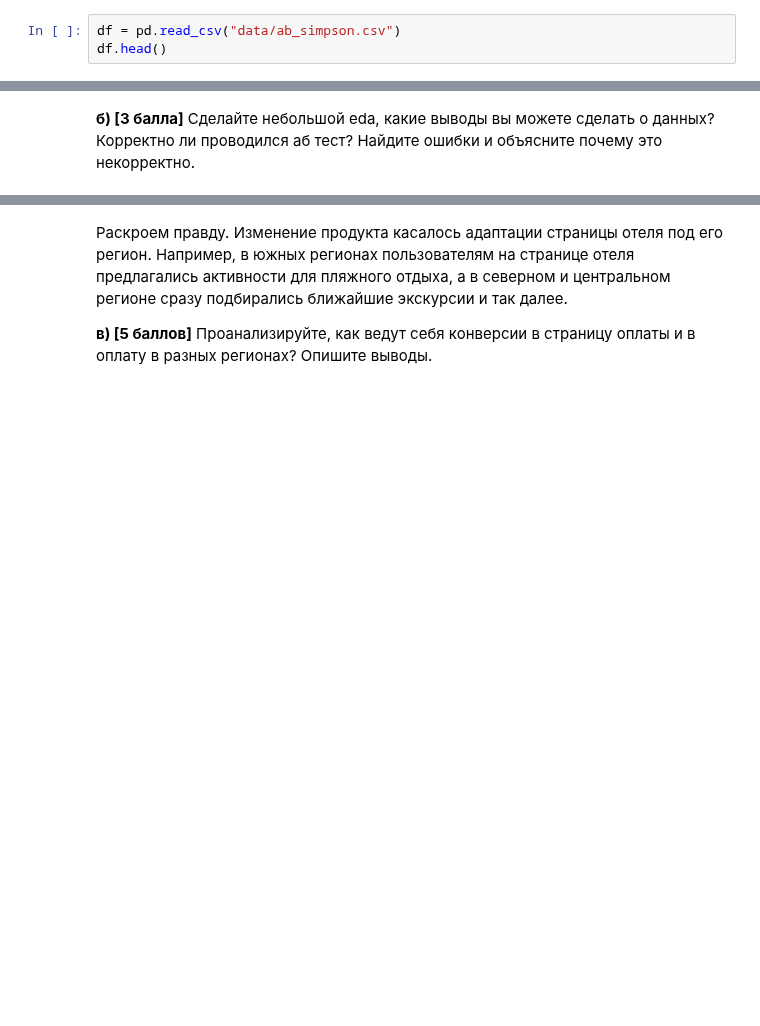
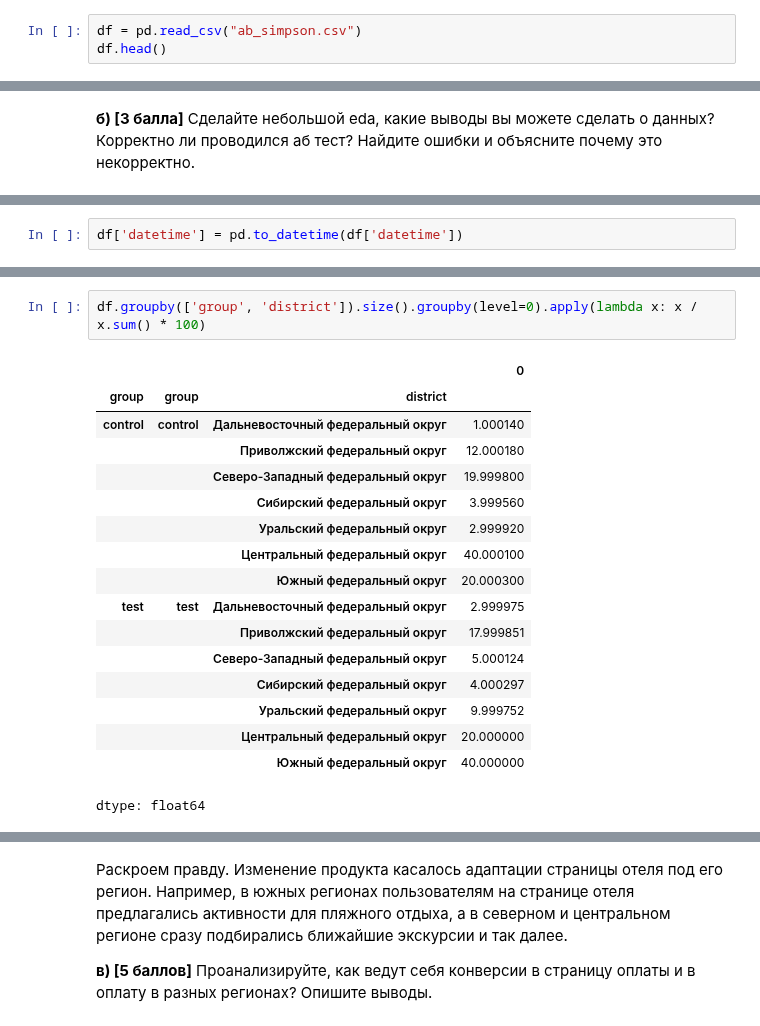
Before and after one commit to PavelMKh/HSE-AI, a Jupyter notebook: Math/stat_hw6.ipynb, the cells around one changed output, grey strips where cells are left out. Drawn from its saved outputs; the diff is of its cells as text; blank space fills up the shorter version.

```diff
--- a/Math/stat_hw6.ipynb
+++ b/Math/stat_hw6.ipynb
@@ -275,5 +281,5 @@ __а) [3 балла]__ Подумайте, какие изменения мог
 
 Поскольку изменения вносились на странице отеля нас интересуют именно дошедшие до этой страницы пользователи. Поэтому колонка `hotel_page` принимает значение 1 всегда
 # %%
-df = pd.read_csv("data/ab_simpson.csv")
+df = pd.read_csv("ab_simpson.csv")
 df.head()
@@ -284,0 +313,2 @@ __б) [3 балла]__ Сделайте небольшой eda, какие вы
+# %%
+df['datetime'] = pd.to_datetime(df['datetime'])
@@ -284,0 +323,20 @@ __б) [3 балла]__ Сделайте небольшой eda, какие вы
+# %%
+df.groupby(['group', 'district']).size().groupby(level=0).apply(lambda x: x / x.sum() * 100)
+# %% [output]
+|  |  |  | 0 |
+| group | group | district |  |
+| control | control | Дальневосточный федеральный округ | 1.000140 |
+|  |  | Приволжский федеральный округ | 12.000180 |
+|  |  | Северо-Западный федеральный округ | 19.999800 |
+|  |  | Сибирский федеральный округ | 3.999560 |
+|  |  | Уральский федеральный округ | 2.999920 |
+|  |  | Центральный федеральный округ | 40.000100 |
+|  |  | Южный федеральный округ | 20.000300 |
+| test | test | Дальневосточный федеральный округ | 2.999975 |
+|  |  | Приволжский федеральный округ | 17.999851 |
+|  |  | Северо-Западный федеральный округ | 5.000124 |
+|  |  | Сибирский федеральный округ | 4.000297 |
+|  |  | Уральский федеральный округ | 9.999752 |
+|  |  | Центральный федеральный округ | 20.000000 |
+|  |  | Южный федеральный округ | 40.000000 |
+dtype: float64
```
Also changed, not shown: parts of 9 cells of this notebook.
